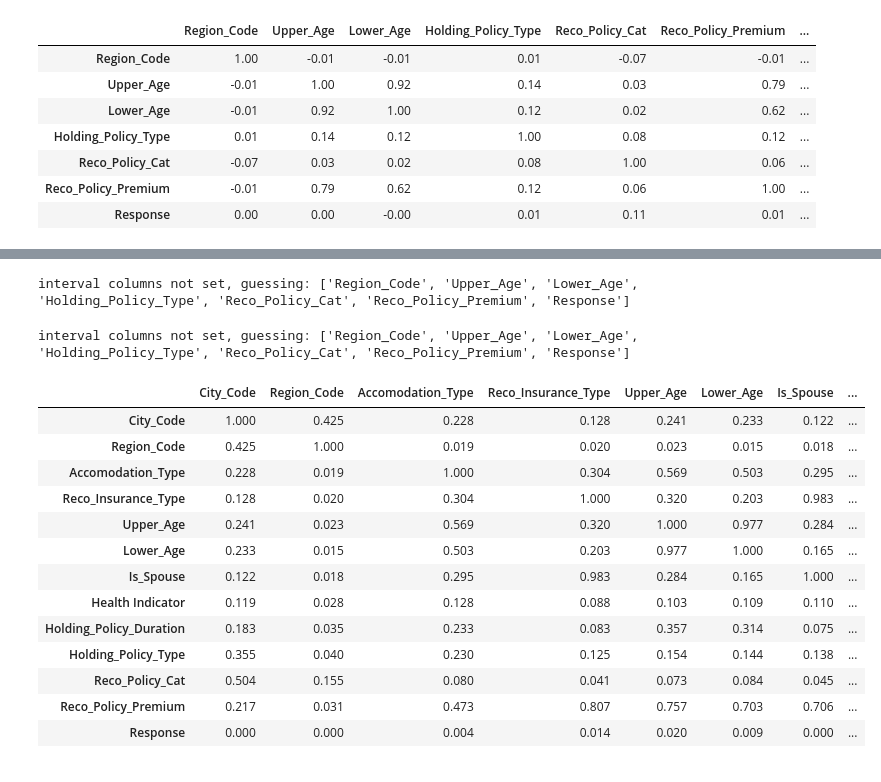
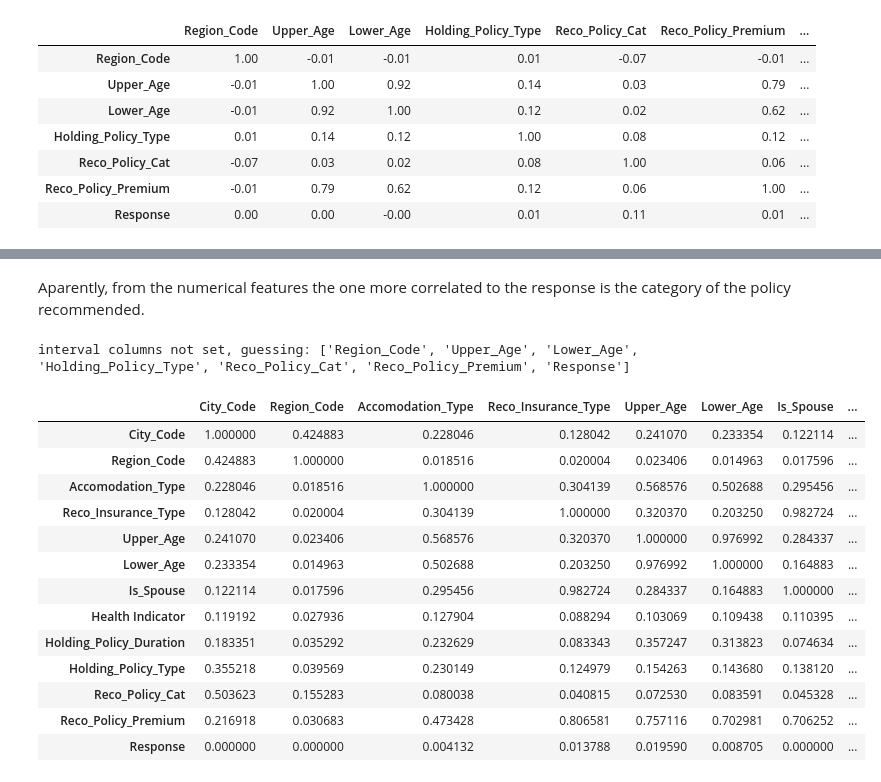
Before and after one commit to o-guilherme/IFSP-Proj-Sem2, a Jupyter notebook: EDA and Pre-processing.ipynb, the cells around one changed output, grey strips where cells are left out. Saved outputs shown, nothing was run; the diff lists cells and outputs as text; code cells hidden in the pictures.

```diff
--- a/EDA and Pre-processing.ipynb
+++ b/EDA and Pre-processing.ipynb
@@ -151,24 +152,23 @@ sns.heatmap(df.corr().round(2), annot=True, cmap='gist_earth_r');
+# %% [markdown]
+Aparently, from the numerical features the one more correlated to the response is the category of the policy recommended.
 # %%
-#The data also has categoric variables. We can check for correlations ushing the phik matrix.
+#The data also has categoric variables. We can check for correlations before converting by using the 𝜙k (phi-k) matrix.
 #Source: https://arxiv.org/abs/1811.11440
-phik_matrix = df.phik_matrix().round(3)
+phik_matrix = df.phik_matrix()
+phik_matrix
 # %% [output]
 interval columns not set, guessing: ['Region_Code', 'Upper_Age', 'Lower_Age', 'Holding_Policy_Type', 'Reco_Policy_Cat', 'Reco_Policy_Premium', 'Response']
+|  | City_Code | Region_Code | Accomodation_Type | Reco_Insurance_Type | Upper_Age | Lower_Age | Is_Spouse | ... |
+| City_Code | 1.000000 | 0.424883 | 0.228046 | 0.128042 | 0.241070 | 0.233354 | 0.122114 | ... |
+| Region_Code | 0.424883 | 1.000000 | 0.018516 | 0.020004 | 0.023406 | 0.014963 | 0.017596 | ... |
+| Accomodation_Type | 0.228046 | 0.018516 | 1.000000 | 0.304139 | 0.568576 | 0.502688 | 0.295456 | ... |
+| Reco_Insurance_Type | 0.128042 | 0.020004 | 0.304139 | 1.000000 | 0.320370 | 0.203250 | 0.982724 | ... |
+| Upper_Age | 0.241070 | 0.023406 | 0.568576 | 0.320370 | 1.000000 | 0.976992 | 0.284337 | ... |
+| Lower_Age | 0.233354 | 0.014963 | 0.502688 | 0.203250 | 0.976992 | 1.000000 | 0.164883 | ... |
+| Is_Spouse | 0.122114 | 0.017596 | 0.295456 | 0.982724 | 0.284337 | 0.164883 | 1.000000 | ... |
+| Health Indicator | 0.119192 | 0.027936 | 0.127904 | 0.088294 | 0.103069 | 0.109438 | 0.110395 | ... |
+| Holding_Policy_Duration | 0.183351 | 0.035292 | 0.232629 | 0.083343 | 0.357247 | 0.313823 | 0.074634 | ... |
+| Holding_Policy_Type | 0.355218 | 0.039569 | 0.230149 | 0.124979 | 0.154263 | 0.143680 | 0.138120 | ... |
+| Reco_Policy_Cat | 0.503623 | 0.155283 | 0.080038 | 0.040815 | 0.072530 | 0.083591 | 0.045328 | ... |
+| Reco_Policy_Premium | 0.216918 | 0.030683 | 0.473428 | 0.806581 | 0.757116 | 0.702981 | 0.706252 | ... |
+| Response | 0.000000 | 0.000000 | 0.004132 | 0.013788 | 0.019590 | 0.008705 | 0.000000 | ... |
-# %%
-df.phik_matrix().round(3)
-# %% [output]
-interval columns not set, guessing: ['Region_Code', 'Upper_Age', 'Lower_Age', 'Holding_Policy_Type', 'Reco_Policy_Cat', 'Reco_Policy_Premium', 'Response']
-|  | City_Code | Region_Code | Accomodation_Type | Reco_Insurance_Type | Upper_Age | Lower_Age | Is_Spouse | ... |
-| City_Code | 1.000 | 0.425 | 0.228 | 0.128 | 0.241 | 0.233 | 0.122 | ... |
-| Region_Code | 0.425 | 1.000 | 0.019 | 0.020 | 0.023 | 0.015 | 0.018 | ... |
-| Accomodation_Type | 0.228 | 0.019 | 1.000 | 0.304 | 0.569 | 0.503 | 0.295 | ... |
-| Reco_Insurance_Type | 0.128 | 0.020 | 0.304 | 1.000 | 0.320 | 0.203 | 0.983 | ... |
-| Upper_Age | 0.241 | 0.023 | 0.569 | 0.320 | 1.000 | 0.977 | 0.284 | ... |
-| Lower_Age | 0.233 | 0.015 | 0.503 | 0.203 | 0.977 | 1.000 | 0.165 | ... |
-| Is_Spouse | 0.122 | 0.018 | 0.295 | 0.983 | 0.284 | 0.165 | 1.000 | ... |
-| Health Indicator | 0.119 | 0.028 | 0.128 | 0.088 | 0.103 | 0.109 | 0.110 | ... |
-| Holding_Policy_Duration | 0.183 | 0.035 | 0.233 | 0.083 | 0.357 | 0.314 | 0.075 | ... |
-| Holding_Policy_Type | 0.355 | 0.040 | 0.230 | 0.125 | 0.154 | 0.144 | 0.138 | ... |
-| Reco_Policy_Cat | 0.504 | 0.155 | 0.080 | 0.041 | 0.073 | 0.084 | 0.045 | ... |
-| Reco_Policy_Premium | 0.217 | 0.031 | 0.473 | 0.807 | 0.757 | 0.703 | 0.706 | ... |
-| Response | 0.000 | 0.000 | 0.004 | 0.014 | 0.020 | 0.009 | 0.000 | ... |
```
Also changed, not shown: parts of 4 cells of this notebook.
